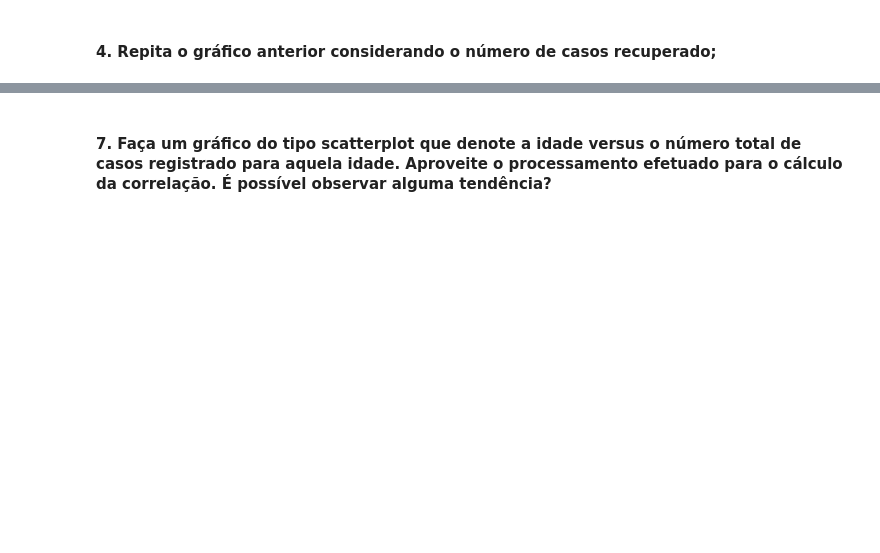
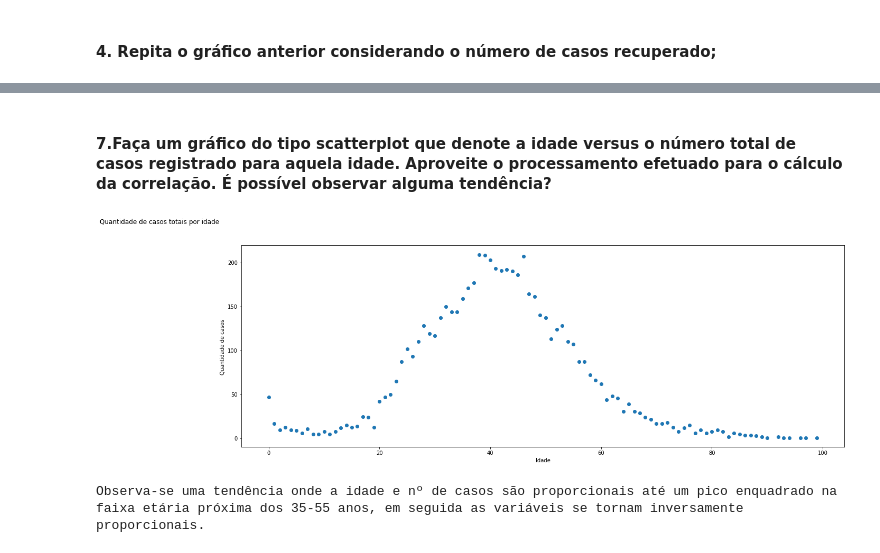
Before and after one commit to erikatilio/RNA-PP1, a Jupyter notebook: Visualização de Dados.ipynb, the cells around one changed output, grey strips where cells are left out. Drawn from its saved outputs; the diff is of its cells as text; code cells hidden in the pictures; blank space fills up the shorter version.

Commit message:
add questão 2.2.5 e readd questão 2.2.7

```diff
--- a/Visualização de Dados.ipynb
+++ b/Visualização de Dados.ipynb
@@ -148,2 +221,18 @@ plt.show()
 # %% [markdown]
-#### 7. Faça um gráfico do tipo scatterplot que denote a idade versus o número total de casos registrado para aquela idade. Aproveite o processamento efetuado para o cálculo da correlação. É possível observar alguma tendência?
+#### 7.Faça um gráfico do tipo scatterplot que denote a idade versus o número total de casos registrado para aquela idade. Aproveite o processamento efetuado para o cálculo da correlação. É possível observar alguma tendência?
+# %%
+#variáveis importados da análise realizada na questão 2.1.8 :"ages"e "cases"
+plt.figure(figsize=(45, 7))
+
+plt.subplot(122)
+
+plt.ylabel('Quantidade de casos ')
+plt.xlabel('Idade')
+plt.scatter( ages,cases)
+plt.suptitle('Quantidade de casos totais por idade')
+
+plt.show()
+print("Observa-se uma tendência onde a idade e nº de casos são proporcionais até um pico enquadrado na faixa etária próxima dos 35-55 anos, em seguida as variáveis se tornam inversamente proporcionais.")
+# %% [output]
+[figure, added]
+Observa-se uma tendência onde a idade e nº de casos são proporcionais até um pico enquadrado na faixa etária próxima dos 35-55 anos, em seguida as variáveis se tornam inversamente proporcionais.
```
Also changed, not shown: parts of 8 cells of this notebook, 1 other file.
